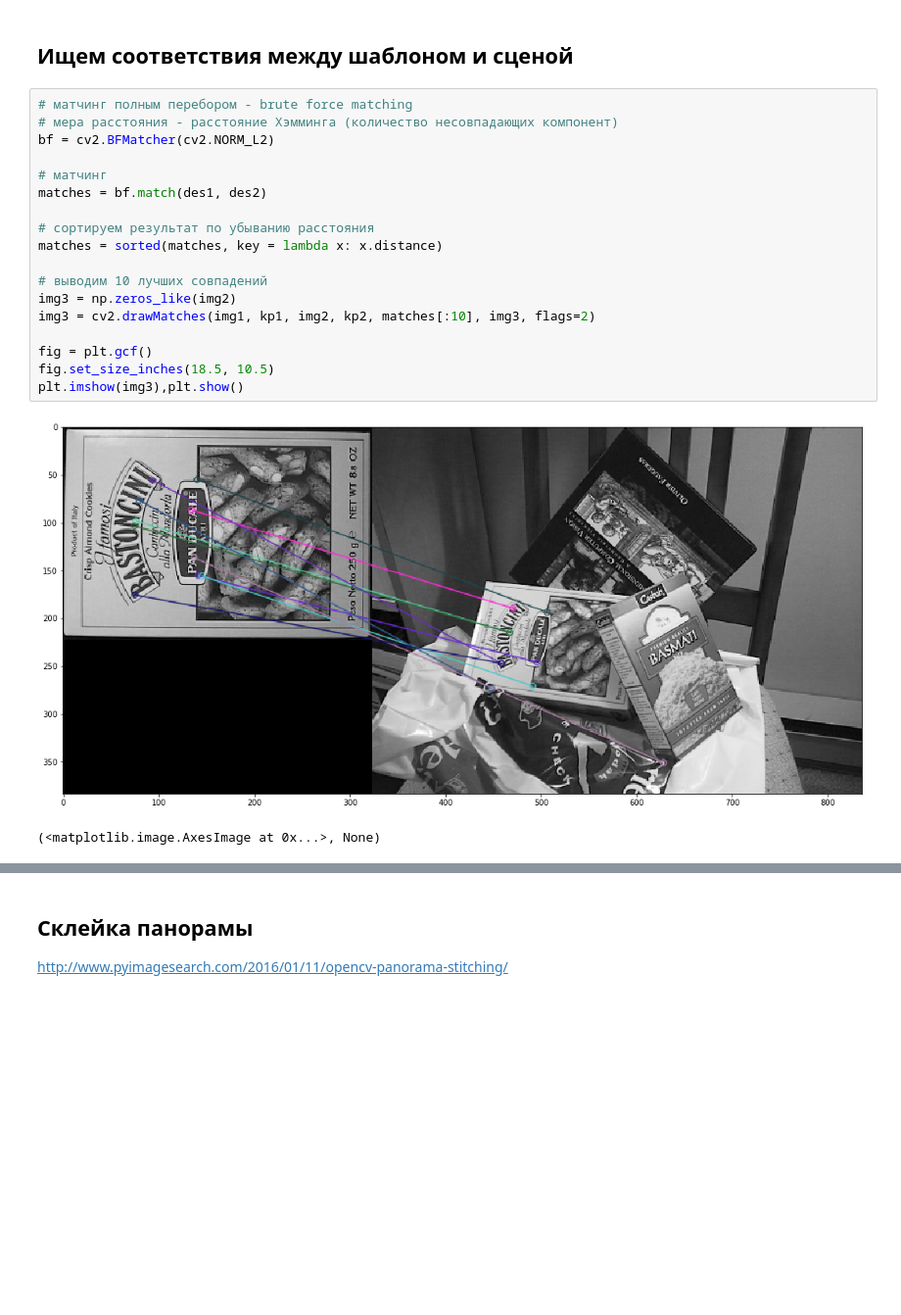
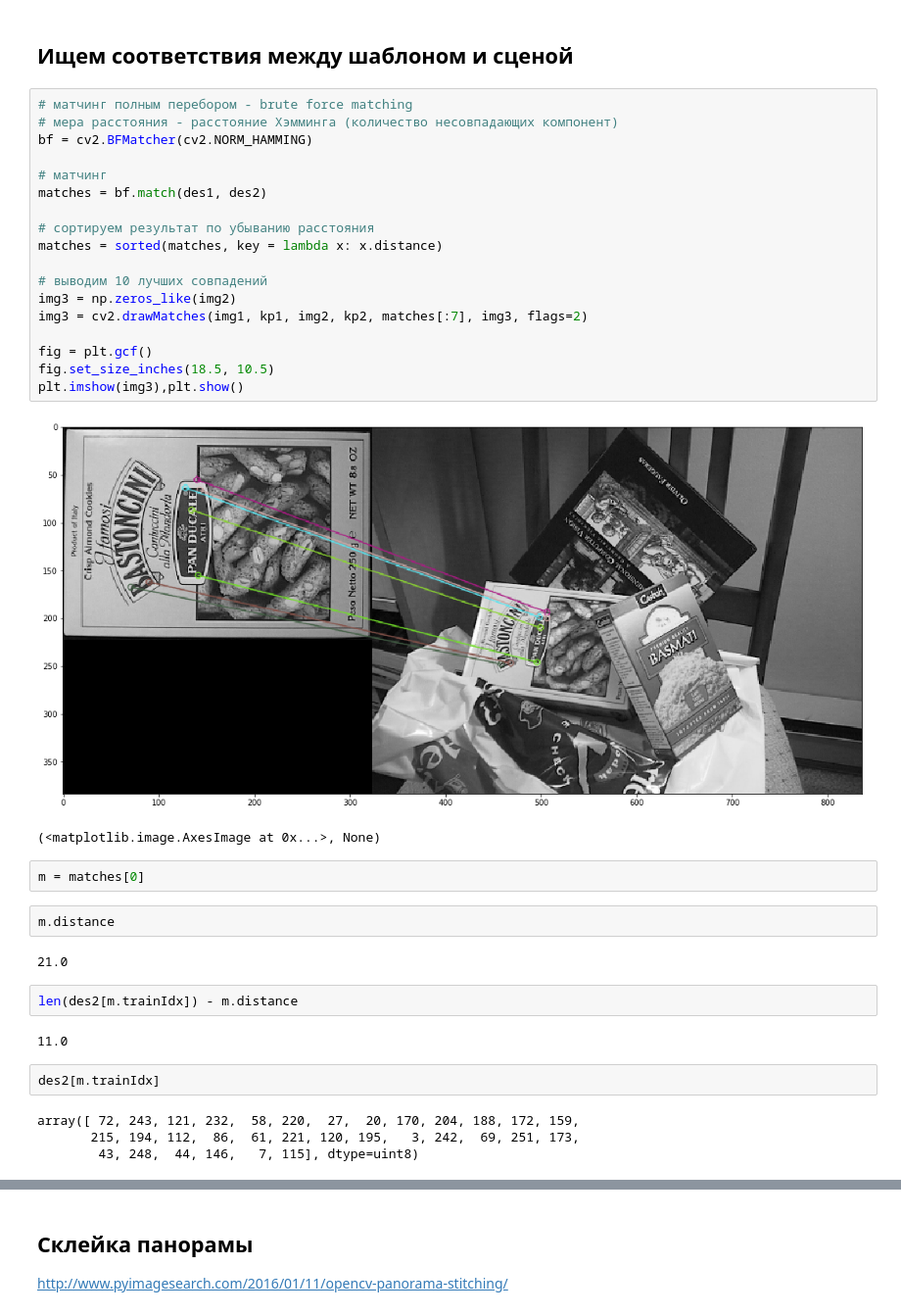
Before and after one commit to a4tunado/lectures, a Jupyter notebook: cv/002/002-matching.ipynb, the cells around one changed output, grey strips where cells are left out. Shown at 98% size. Saved outputs shown, nothing was run; the diff lists cells and outputs as text; blank space fills up the shorter version.

```diff
--- a/cv/002/002-matching.ipynb
+++ b/cv/002/002-matching.ipynb
@@ -58,21 +64,37 @@ plt.imshow(img2_kp)
 # %%
 # матчинг полным перебором - brute force matching
 # мера расстояния - расстояние Хэмминга (количество несовпадающих компонент)
-bf = cv2.BFMatcher(cv2.NORM_L2)
+bf = cv2.BFMatcher(cv2.NORM_HAMMING)
 
 # матчинг
 matches = bf.match(des1, des2)
 
 # сортируем результат по убыванию расстояния
 matches = sorted(matches, key = lambda x: x.distance)
 
 # выводим 10 лучших совпадений
 img3 = np.zeros_like(img2)
-img3 = cv2.drawMatches(img1, kp1, img2, kp2, matches[:10], img3, flags=2)
+img3 = cv2.drawMatches(img1, kp1, img2, kp2, matches[:7], img3, flags=2)
 
 fig = plt.gcf()
 fig.set_size_inches(18.5, 10.5)
 plt.imshow(img3),plt.show()
 # %% [output]
-[figure, old version]
+[figure, new version]
 (<matplotlib.image.AxesImage at 0x...>, None)
+# %%
+m = matches[0]
+# %%
+m.distance
+# %% [output]
+21.0
+# %%
+len(des2[m.trainIdx]) - m.distance
+# %% [output]
+11.0
+# %%
+des2[m.trainIdx]
+# %% [output]
+array([ 72, 243, 121, 232,  58, 220,  27,  20, 170, 204, 188, 172, 159,
+       215, 194, 112,  86,  61, 221, 120, 195,   3, 242,  69, 251, 173,
+        43, 248,  44, 146,   7, 115], dtype=uint8)
```
Also changed, not shown: parts of 10 cells of this notebook, 8 other files.
